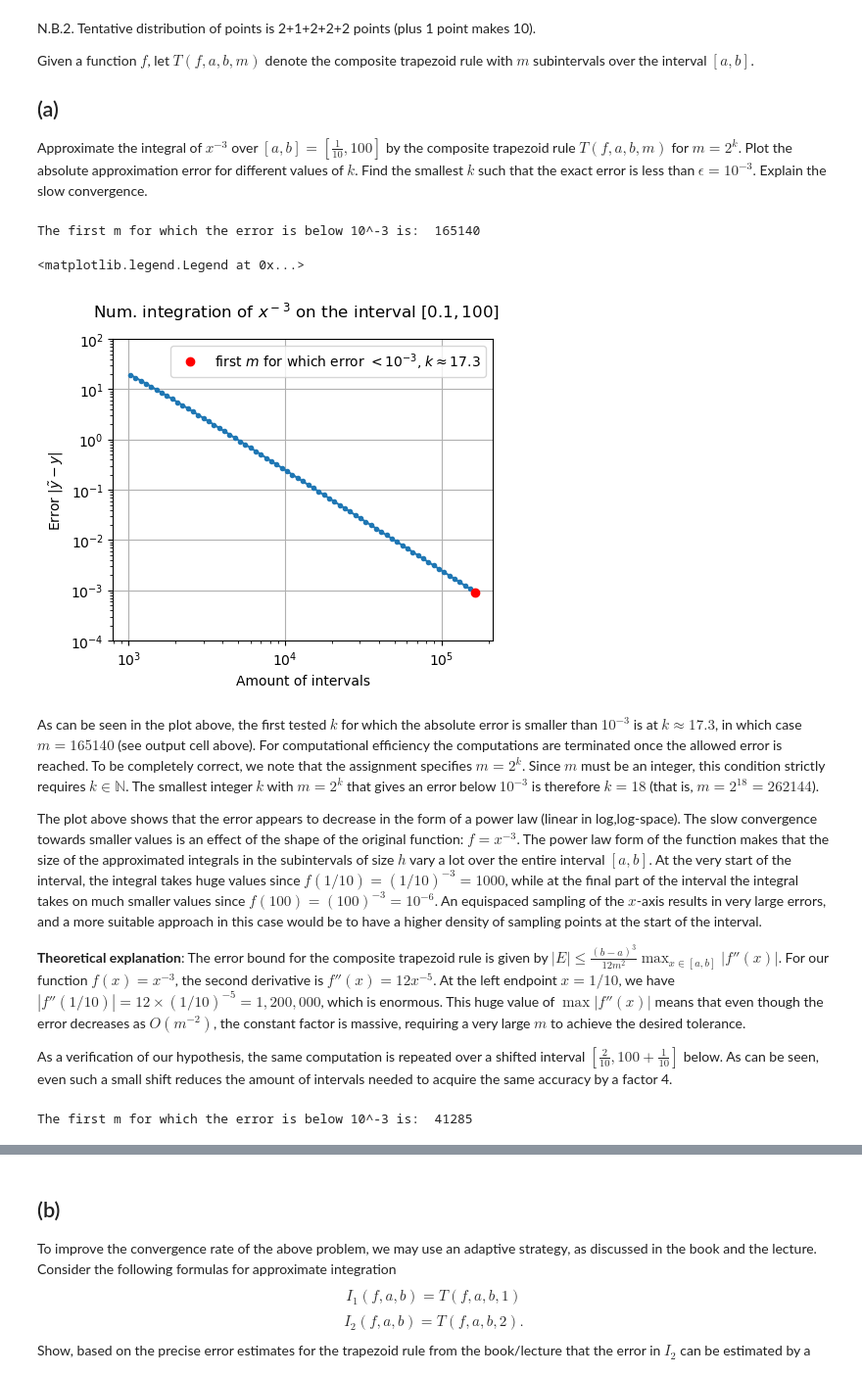
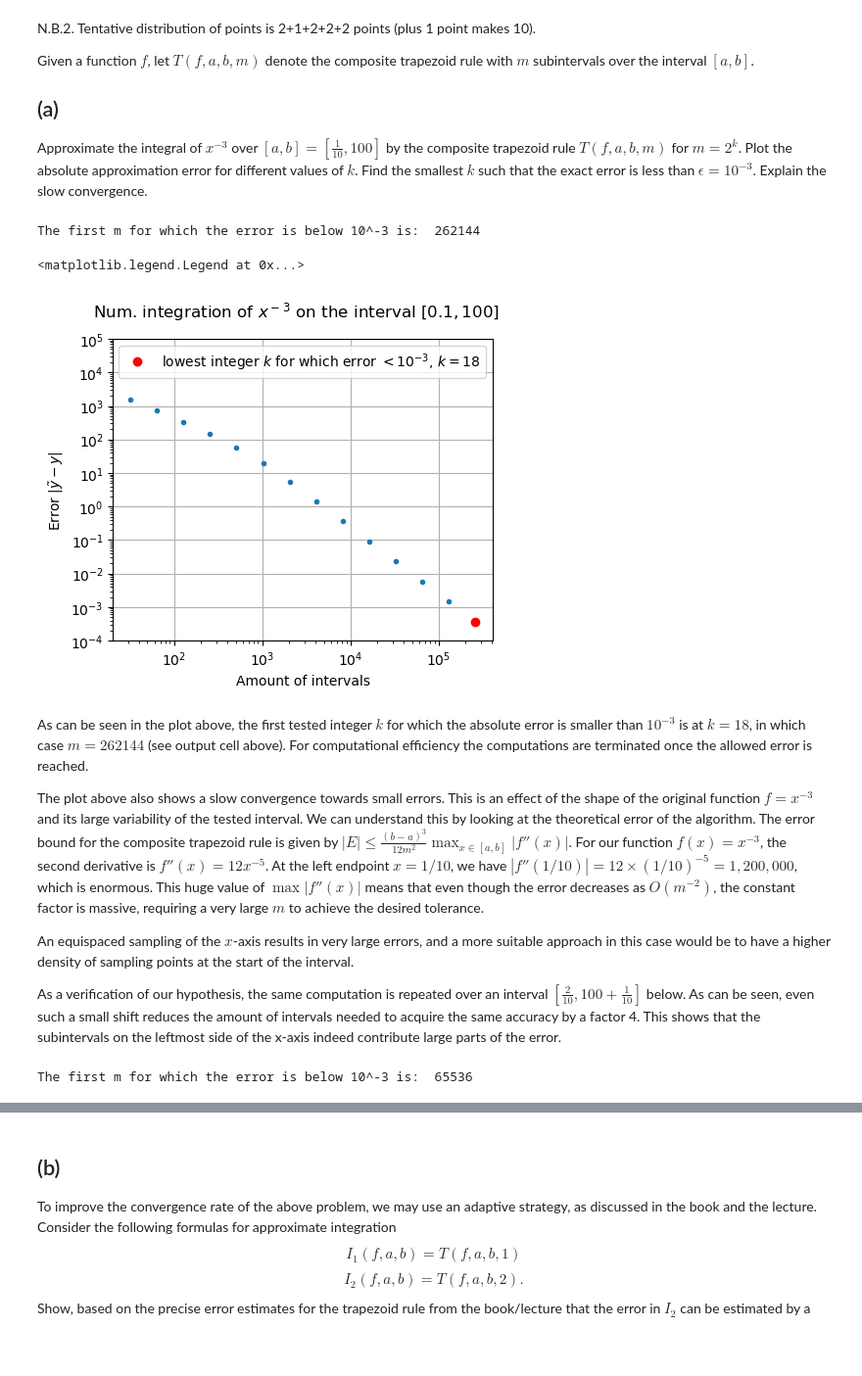
Before and after one commit to MaartenStork/NumAlg, a Jupyter notebook: Assignment3/hw3.ipynb, the cells around one changed output, grey strips where cells are left out. Shown at 98% size. Cells and saved outputs as stored; diff of their text form; code cells hidden in the pictures; blank space fills up the shorter version.

Commit message:
Combined answers
Removed EMMA CELLS, changed k to be integer in 1a, integrated our answers for 1a

```diff
--- a/Assignment3/hw3.ipynb
+++ b/Assignment3/hw3.ipynb
@@ -41,8 +41,8 @@ def F(x):
 # %%
 a = 1/10
 b = 100
-ks = np.linspace(10, 21, 100)
-ms = np.unique([int(2**ks[i]) for i in range(len(ks))])
+ks = np.arange(5, 21, 1)
+ms = [int(2**ks[i]) for i in range(len(ks))]
 errors = []
 true_integral = F(b) - F(a)
 
@@ -55,36 +55,36 @@ for i in range(len(ms)):
         print(r"The first m for which the error is below 10^-3 is: ", ms[-1])
         break
 # %% [output]
-The first m for which the error is below 10^-3 is:  165140
+The first m for which the error is below 10^-3 is:  262144
 # %%
 fig, ax = plt.subplots(1, figsize=(5,4))
-ax.plot(ms, errors, "o-", markersize=3)
+ax.plot(ms, errors, "o", markersize=3)
 if np.min(errors) < 10**-3:
-    plt.plot(ms[-1], errors[-1], "o", color="red", label=r"first $m$ for which error $<10^{-3}$" + rf", $k\approx{round(np.log2(ms[-1]), 1)}$")
-ax.set_ylim(1e-4, 1e2)
+    plt.plot(ms[-1], errors[-1], "o", color="red", label=r"lowest integer $k$ for which error $<10^{-3}$" + rf", $k={int(np.log2(ms[-1]))}$")
+ax.set_ylim(1e-4, 1e5)
 ax.set_xscale("log")
 ax.set_yscale("log")
 ax.set_xlabel("Amount of intervals")
 ax.set_ylabel(r"Error $|\tilde{y}-y|$")
 ax.grid()
 fig.suptitle(fr"Num. integration of $x^-$$^3$ on the interval $[{a}, {b}]$")
 ax.legend(loc="upper right")
 # %% [output]
 <matplotlib.legend.Legend at 0x...>
-[figure, old version]
+[figure, new version]
 # %% [markdown]
-As can be seen in the plot above, the first tested $k$ for which the absolute error is smaller than $10^{-3}$ is at $k\approx 17.3$, in which case $m=165140$ (see output cell above). For computational efficiency the computations are terminated once the allowed error is reached. To be completely correct, we note that the assignment specifies $m = 2^k$. Since $m$ must be an integer, this condition strictly requires $k \in \mathbb{N}$. The smallest integer $k$ with $m = 2^k$ that gives an error below $10^{-3}$ is therefore $k = 18$ (that is, $m = 2^{18} = 262144$).
+As can be seen in the plot above, the first tested integer $k$ for which the absolute error is smaller than $10^{-3}$ is at $k=18$, in which case $m=262144$ (see output cell above). For computational efficiency the computations are terminated once the allowed error is reached.
 
-The plot above shows that the error appears to decrease in the form of a power law (linear in log,log-space). The slow convergence towards smaller values is an effect of the shape of the original function: $f=x^{-3}$. The power law form of the function makes that the size of the approximated integrals in the subintervals of size $h$ vary a lot over the entire interval $[a,b]$. At the very start of the interval, the integral takes huge values since $f(1/10)=(1/10)^{-3}=1000$, while at the final part of the interval the integral takes on much smaller values since $f(100)=(100)^{-3}=10^{-6}$. An equispaced sampling of the $x$-axis results in very large errors, and a more suitable approach in this case would be to have a higher density of sampling points at the start of the interval.
+The plot above also shows a slow convergence towards small errors. This is an effect of the shape of the original function $f=x^{-3}$ and its large variability of the tested interval. We can understand this by looking at the theoretical error of the algorithm. The error bound for the composite trapezoid rule is given by $|E| \leq \frac{(b-a)^3}{12m^2} \max_{x \in [a,b]} |f''(x)|$. For our function $f(x) = x^{-3}$, the second derivative is $f''(x) = 12x^{-5}$. At the left endpoint $x = 1/10$, we have $|f''(1/10)| = 12 \times (1/10)^{-5} = 1,200,000$, which is enormous. This huge value of $\max|f''(x)|$ means that even though the error decreases as $O(m^{-2})$, the constant factor is massive, requiring a very large $m$ to achieve the desired tolerance.
 
-**Theoretical explanation**: The error bound for the composite trapezoid rule is given by $|E| \leq \frac{(b-a)^3}{12m^2} \max_{x \in [a,b]} |f''(x)|$. For our function $f(x) = x^{-3}$, the second derivative is $f''(x) = 12x^{-5}$. At the left endpoint $x = 1/10$, we have $|f''(1/10)| = 12 \times (1/10)^{-5} = 1,200,000$, which is enormous. This huge value of $\max|f''(x)|$ means that even though the error decreases as $O(m^{-2})$, the constant factor is massive, requiring a very large $m$ to achieve the desired tolerance.
+An equispaced sampling of the $x$-axis results in very large errors, and a more suitable approach in this case would be to have a higher density of sampling points at the start of the interval.
 
-As a verification of our hypothesis, the same computation is repeated over a shifted interval $[\frac{2}{10}, 100+\frac{1}{10}]$ below. As can be seen, even such a small shift reduces the amount of intervals needed to acquire the same accuracy by a factor 4.
+As a verification of our hypothesis, the same computation is repeated over an interval $[\frac{2}{10}, 100+\frac{1}{10}]$ below. As can be seen, even such a small shift reduces the amount of intervals needed to acquire the same accuracy by a factor 4. This shows that the subintervals on the leftmost side of the x-axis indeed contribute large parts of the error.
 # %%
 a_shifted = a + a
 b_shifted = b + a
-ks = np.linspace(10, 21, 100)
-ms_shifted = np.unique([int(2**ks[i]) for i in range(len(ks))])
+ks = np.arange(5, 21, 1)
+ms_shifted = [int(2**ks[i]) for i in range(len(ks))]
 errors_shifted = []
 true_integral_shifted = F(b_shifted) - F(a_shifted)
 
@@ -97,6 +97,6 @@ for i in range(len(ms_shifted)):
         print(r"The first m for which the error is below 10^-3 is: ", ms_shifted[-1])
         break
 # %% [output]
-The first m for which the error is below 10^-3 is:  41285
+The first m for which the error is below 10^-3 is:  65536
 # %%
 fig, ax = plt.subplots(1, figsize=(5,4))
```
Also changed, not shown: parts of 6 cells of this notebook.
